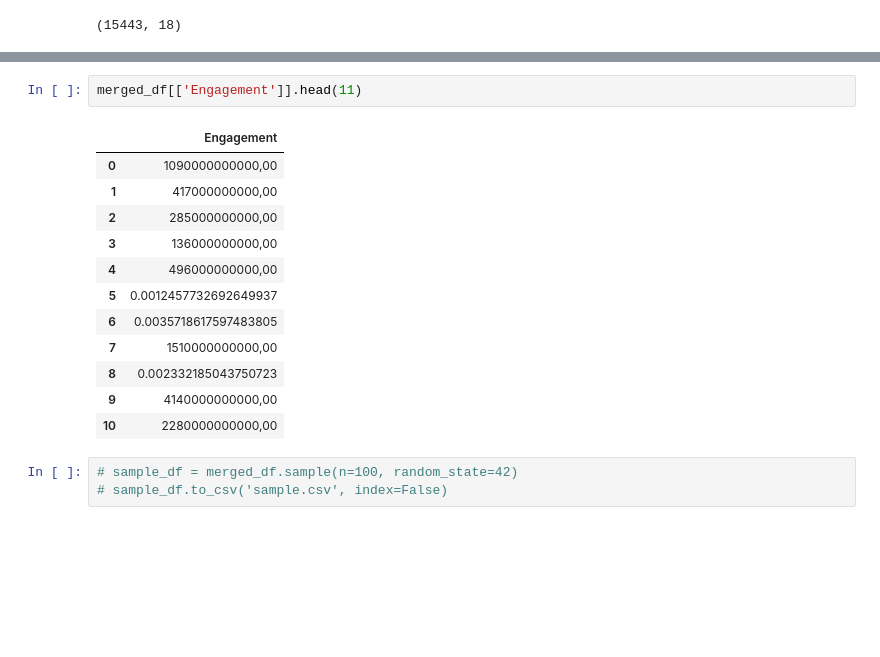
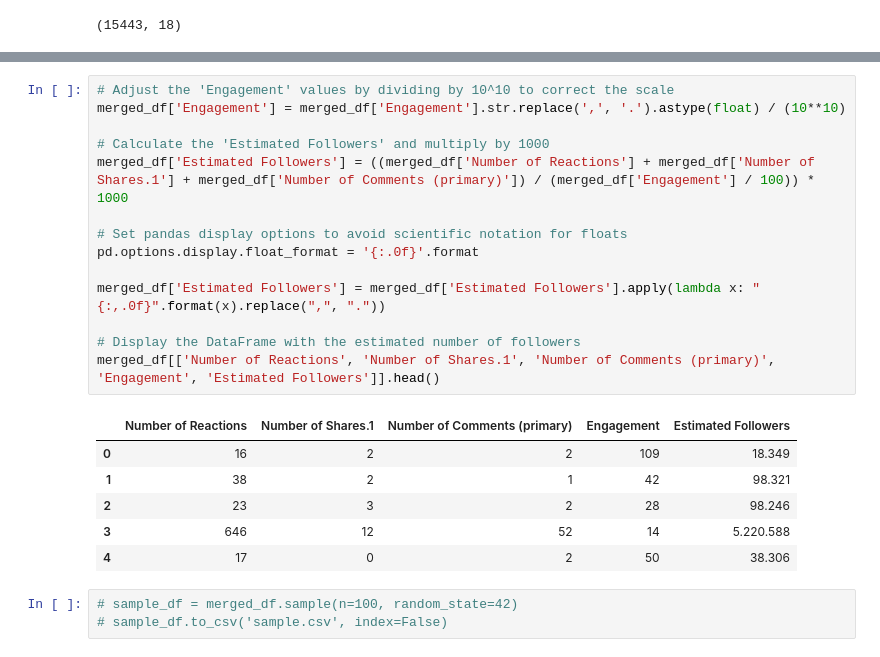
Before and after one commit to alvaarro/DigitalMarketingStrategy, a Jupyter notebook: test_features.ipynb, the cells around one changed output, grey strips where cells are left out. Saved outputs shown, nothing was run; the diff lists cells and outputs as text; blank space fills up the shorter version.

```diff
--- a/test_features.ipynb
+++ b/test_features.ipynb
@@ -112,18 +61,24 @@ ValueError: invalid literal for int() with base 10: '1090000000000,00'
-# %%
-merged_df[['Engagement']].head(11)
-# %% [output]
-|  | Engagement |
-| 0 | 1090000000000,00 |
-| 1 | 417000000000,00 |
-| 2 | 285000000000,00 |
-| 3 | 136000000000,00 |
-| 4 | 496000000000,00 |
-| 5 | 0.0012457732692649937 |
-| 6 | 0.0035718617597483805 |
-| 7 | 1510000000000,00 |
-| 8 | 0.002332185043750723 |
-| 9 | 4140000000000,00 |
-| 10 | 2280000000000,00 |
+# %%
+# Adjust the 'Engagement' values by dividing by 10^10 to correct the scale
+merged_df['Engagement'] = merged_df['Engagement'].str.replace(',', '.').astype(float) / (10**10)
+
+# Calculate the 'Estimated Followers' and multiply by 1000
+merged_df['Estimated Followers'] = ((merged_df['Number of Reactions'] + merged_df['Number of Shares.1'] + merged_df['Number of Comments (primary)']) / (merged_df['Engagement'] / 100)) * 1000
+
+# Set pandas display options to avoid scientific notation for floats
+pd.options.display.float_format = '{:.0f}'.format
+
+merged_df['Estimated Followers'] = merged_df['Estimated Followers'].apply(lambda x: "{:,.0f}".format(x).replace(",", "."))
+
+# Display the DataFrame with the estimated number of followers
+merged_df[['Number of Reactions', 'Number of Shares.1', 'Number of Comments (primary)', 'Engagement', 'Estimated Followers']].head()
+# %% [output]
+|  | Number of Reactions | Number of Shares.1 | Number of Comments (primary) | Engagement | Estimated Followers |
+| 0 | 16 | 2 | 2 | 109 | 18.349 |
+| 1 | 38 | 2 | 1 | 42 | 98.321 |
+| 2 | 23 | 3 | 2 | 28 | 98.246 |
+| 3 | 646 | 12 | 52 | 14 | 5.220.588 |
+| 4 | 17 | 0 | 2 | 50 | 38.306 |
 # %%
 # sample_df = merged_df.sample(n=100, random_state=42)
 # sample_df.to_csv('sample.csv', index=False)
```
Also changed, not shown: parts of 5 cells of this notebook.
